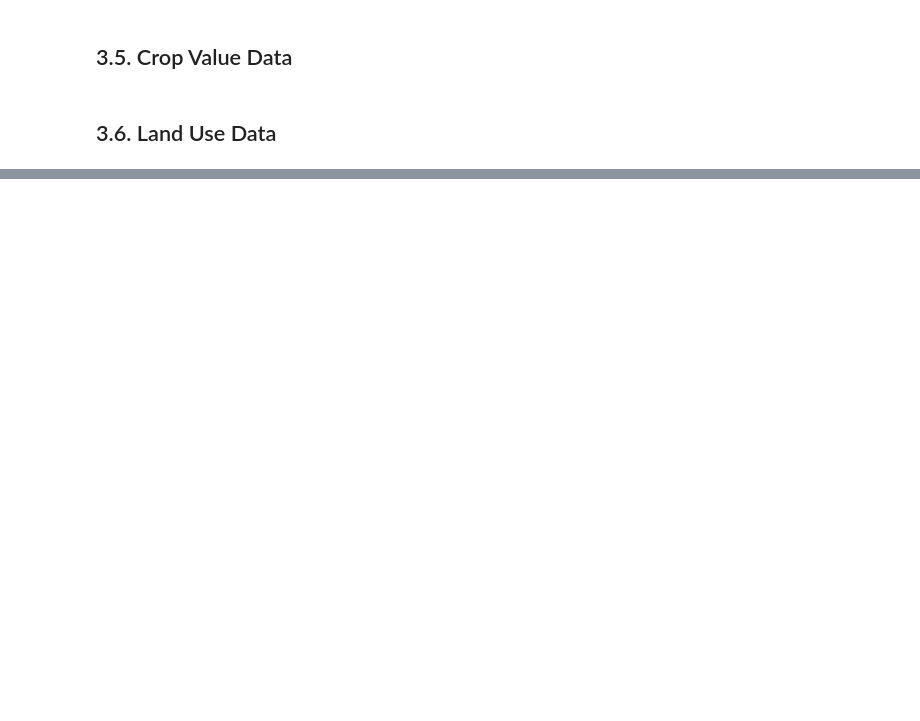
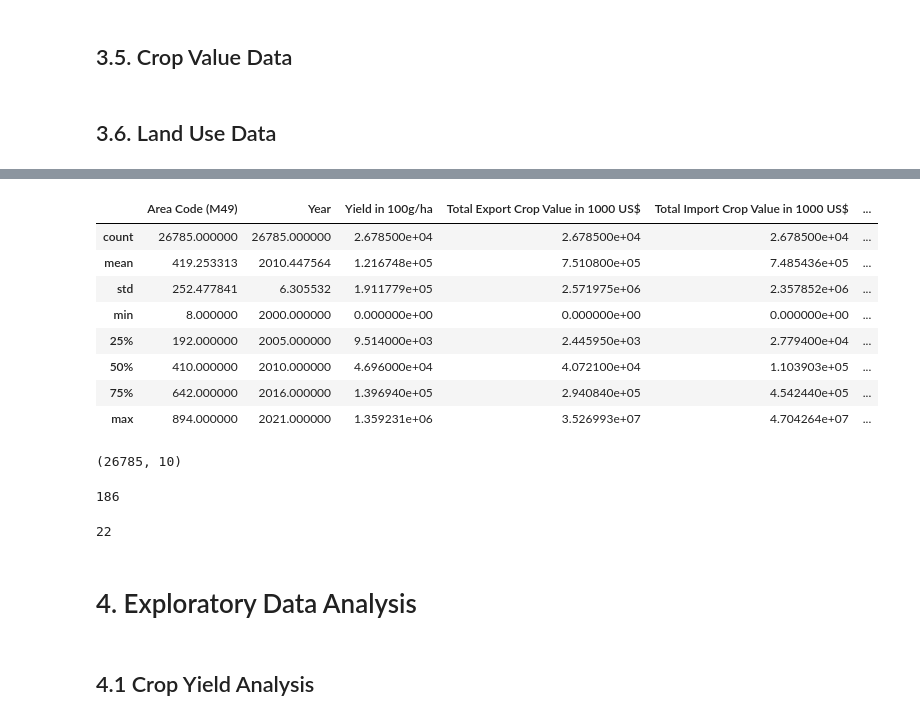
Before and after one commit to tnaccarato/Crop-Forcasting-MLP, a Jupyter notebook: mlp2.ipynb, the cells around one changed output, grey strips where cells are left out. Saved outputs shown, nothing was run; the diff lists cells and outputs as text; code cells hidden in the pictures; blank space fills up the shorter version.

Commit message:
Merge dfs and start exp data analysis

```diff
--- a/mlp2.ipynb
+++ b/mlp2.ipynb
@@ -128,15 +118,20 @@ dtype: int64
 # Display the first few rows of the pesticides use data
 pesticides_use_df.head()
 
-# Get only the total pesticides used
-pesticides_use_df = pesticides_use_df[pesticides_use_df["Item Code"] == 1357]
-
+# Get only the total pesticides used and only Agricultural Use
+pesticides_use_df = pesticides_use_df[(pesticides_use_df["Item Code"] == 1357) & (pesticides_use_df["Element"] == "Agricultural Use")]
 # Drop unnecessary columns
-pesticides_use_df = pesticides_use_df.drop(columns=["Domain", "Domain Code", "Element Code", "Element", "Year Code", "Flag", "Flag Description", "Item Code", "Item", "Note"])
+pesticides_use_df = pesticides_use_df.drop(columns=["Domain", "Domain Code", "Element Code", "Year Code", "Flag", "Flag Description", "Item Code", "Item", "Note", "Unit", "Element"])
 
 # Check for missing values
 pesticides_use_df.isnull().sum()
 
 # Check for duplicate rows
 pesticides_use_df.duplicated().sum()
+
+
+# Rename value column to total pesticides use in tonnes
+pesticides_use_df = pesticides_use_df.rename(columns={"Value": "Total Pesticides Use in Tonnes"})
+
+pesticides_use_df.head()
 # %% [output]
@@ -148,7 +148,7 @@ pesticides_use_df.duplicated().sum()
 crop_value_df.head()
 
 # Drop unnecessary columns
-crop_value_df = crop_value_df.drop(columns=["Domain", "Domain Code",  "Year Code", "Flag", "Flag Description", "Note"])
+crop_value_df = crop_value_df.drop(columns=["Domain", "Domain Code",  "Year Code", "Flag", "Flag Description", "Note", "Unit", "Item Code (CPC)"])
 
 # Check for missing values
 crop_value_df.isnull().sum()
@@ -160,13 +160,26 @@ crop_value_exports_df = crop_value_df[crop_value_df["Element"] == "Export Value"
 # Drop unnecessary columns
 crop_value_imports_df = crop_value_imports_df.drop(columns=["Element", "Element Code"])
 crop_value_exports_df = crop_value_exports_df.drop(columns=["Element", "Element Code"])
+
+# Rename value column to crop value in 1000 US$
+crop_value_imports_df = crop_value_imports_df.rename(columns={"Value": "Total Import Crop Value in 1000 US$"})
+crop_value_exports_df = crop_value_exports_df.rename(columns={"Value": "Total Export Crop Value in 1000 US$"})
 # %% [markdown]
 ## 3.6. Land Use Data
 # %%
 # Display the first few rows of the land use data
 land_use_df.head()
 
+# Filter to select only agricultural land
+land_use_df = land_use_df[land_use_df["Item"] == "Agricultural land"]
 # Drop unnecessary columns
-land_use_df = land_use_df.drop(columns=["Domain", "Domain Code", "Year Code", "Flag", "Flag Description", "Note", "Element", "Element Code"])
+land_use_df = land_use_df.drop(columns=["Domain", "Domain Code", "Year Code", "Flag", "Flag Description", "Note", "Element", "Element Code", "Item Code", "Item", "Unit"])
 
-land_use_df.head()
+# Check for missing values
+land_use_df.isnull().sum()
+
+# Check for duplicate rows
+land_use_df.duplicated().sum()
+
+# Rename value column to agricultural land in hectares
+land_use_df = land_use_df.rename(columns={"Value": "Agricultural Land in Hectares"})
@@ -179,0 +290,40 @@ land_use_df.head()
+# %%
+# Merge all the dataframes into a single dataframe
+merged_df = crop_yield_df.merge(crop_value_exports_df, how="inner", left_on=["Area", "Year", "Area Code (M49)", 'Harmonised Item'], right_on=["Area", "Year", "Area Code (M49)", 'Harmonised Item'])
+merged_df = merged_df.merge(crop_value_imports_df, how="inner", left_on=["Area", "Year", "Area Code (M49)", 'Harmonised Item'], right_on=["Area", "Year", "Area Code (M49)", 'Harmonised Item'])
+merged_df.head()
+merged_df = merged_df.merge(land_temperature_change_df, how="inner", left_on=["Area", "Year", "Area Code (M49)"], right_on=["Area", "Year", "Area Code (M49)"])
+merged_df = merged_df.merge(pesticides_use_df, how="inner", left_on=["Area", "Year", "Area Code (M49)"], right_on=["Area", "Year", "Area Code (M49)"])
+merged_df = merged_df.merge(land_use_df, how="inner", left_on=["Area", "Year", "Area Code (M49)"], right_on=["Area", "Year", "Area Code (M49)"])
+# %%
+# Describe the merged dataframe
+merged_df.describe()
+# %% [output]
+|  | Area Code (M49) | Year | Yield in 100g/ha | Total Export Crop Value in 1000 US$ | Total Import Crop Value in 1000 US$ | ... |
+| count | 26785.000000 | 26785.000000 | 2.678500e+04 | 2.678500e+04 | 2.678500e+04 | ... |
+| mean | 419.253313 | 2010.447564 | 1.216748e+05 | 7.510800e+05 | 7.485436e+05 | ... |
+| std | 252.477841 | 6.305532 | 1.911779e+05 | 2.571975e+06 | 2.357852e+06 | ... |
+| min | 8.000000 | 2000.000000 | 0.000000e+00 | 0.000000e+00 | 0.000000e+00 | ... |
+| 25% | 192.000000 | 2005.000000 | 9.514000e+03 | 2.445950e+03 | 2.779400e+04 | ... |
+| 50% | 410.000000 | 2010.000000 | 4.696000e+04 | 4.072100e+04 | 1.103903e+05 | ... |
+| 75% | 642.000000 | 2016.000000 | 1.396940e+05 | 2.940840e+05 | 4.542440e+05 | ... |
+| max | 894.000000 | 2021.000000 | 1.359231e+06 | 3.526993e+07 | 4.704264e+07 | ... |
+# %%
+# Show the shape of the merged dataframe (26785, 10)
+merged_df.shape
+# %% [output]
+(26785, 10)
+# %%
+# Count the number of countries in the merged dataframe (186)
+merged_df['Area'].nunique()
+# %% [output]
+186
+# %%
+# Count number of years in the merged dataframe (22)
+merged_df['Year'].nunique()
+# %% [output]
+22
+# %% [markdown]
+# 4. Exploratory Data Analysis
+# %% [markdown]
+## 4.1 Crop Yield Analysis
```
Also changed, not shown: parts of 11 cells of this notebook.
